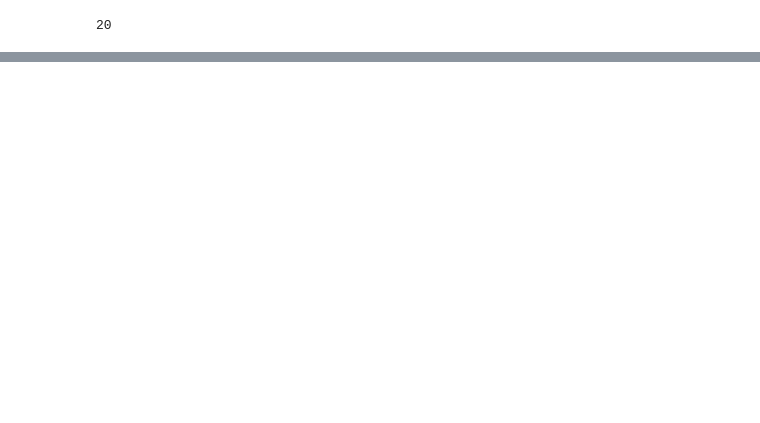
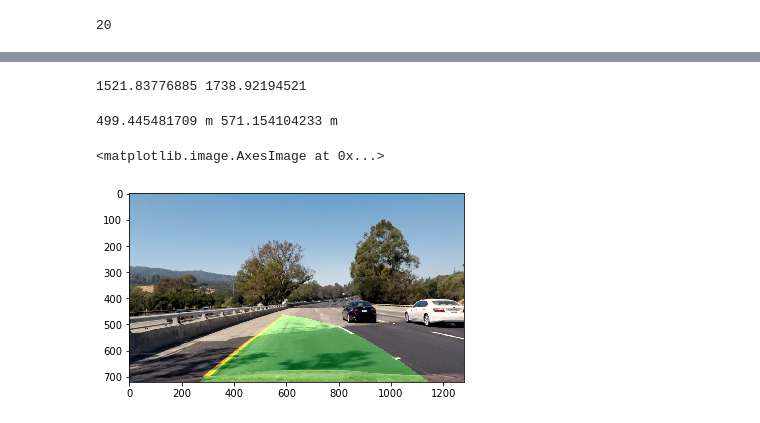
Before and after one commit to knguyen0105/CarND-Advanced-Lane-Lines, a Jupyter notebook: advanced-lane-finding.ipynb, the cells around one changed output, grey strips where cells are left out. Drawn from its saved outputs; the diff is of its cells as text; code cells hidden in the pictures; blank space fills up the shorter version.

```diff
--- a/advanced-lane-finding.ipynb
+++ b/advanced-lane-finding.ipynb
@@ -218,0 +241,47 @@ plt.ylim(720, 0)
+# %%
+# Define y-value where we want radius of curvature
+# I'll choose the maximum y-value, corresponding to the bottom of the image
+y_eval = np.max(ploty)
+left_curverad = ((1 + (2*left_fit[0]*y_eval + left_fit[1])**2)**1.5) / np.absolute(2*left_fit[0])
+right_curverad = ((1 + (2*right_fit[0]*y_eval + right_fit[1])**2)**1.5) / np.absolute(2*right_fit[0])
+print(left_curverad, right_curverad)
+# Example values: 1926.74 1908.48
+# %% [output]
+1521.83776885 1738.92194521
+# %%
+# Define conversions in x and y from pixels space to meters
+ym_per_pix = 30/720 # meters per pixel in y dimension
+xm_per_pix = 3.7/700 # meters per pixel in x dimension
+
+# Fit new polynomials to x,y in world space
+left_fit_cr = np.polyfit(ploty*ym_per_pix, leftx*xm_per_pix, 2)
+right_fit_cr = np.polyfit(ploty*ym_per_pix, rightx*xm_per_pix, 2)
+# Calculate the new radii of curvature
+left_curverad = ((1 + (2*left_fit_cr[0]*y_eval*ym_per_pix + left_fit_cr[1])**2)**1.5) / np.absolute(2*left_fit_cr[0])
+right_curverad = ((1 + (2*right_fit_cr[0]*y_eval*ym_per_pix + right_fit_cr[1])**2)**1.5) / np.absolute(2*right_fit_cr[0])
+# Now our radius of curvature is in meters
+print(left_curverad, 'm', right_curverad, 'm')
+# Example values: 632.1 m    626.2 m
+# %% [output]
+499.445481709 m 571.154104233 m
+# %%
+# Create an image to draw the lines on
+warp_zero = np.zeros_like(binary_warped).astype(np.uint8)
+color_warp = np.dstack((warp_zero, warp_zero, warp_zero))
+
+# Recast the x and y points into usable format for cv2.fillPoly()
+pts_left = np.array([np.transpose(np.vstack([left_fitx, ploty]))])
+pts_right = np.array([np.flipud(np.transpose(np.vstack([right_fitx, ploty])))])
+pts = np.hstack((pts_left, pts_right))
+
+# Draw the lane onto the warped blank image
+cv2.fillPoly(color_warp, np.int_([pts]), (0,255, 0))
+#Minv = cv2.getPerspectiveTransform(src, dst, flags=CV_INTER_LINEAR+CV_WARP_INVERSE_MAP)
+# Warp the blank back to original image space using inverse perspective matrix (Minv)
+newwarp = cv2.warpPerspective(color_warp, M, (img.shape[1], img.shape[0]),flags=cv2.WARP_INVERSE_MAP)
+# Combine the result with the original image
+result = cv2.addWeighted(undistorted, 1, newwarp, 0.3, 0)
+plt.imshow(result)
+# %% [output]
+<matplotlib.image.AxesImage at 0x...>
+[figure, added]
```
Also changed, not shown: parts of 5 cells of this notebook.
